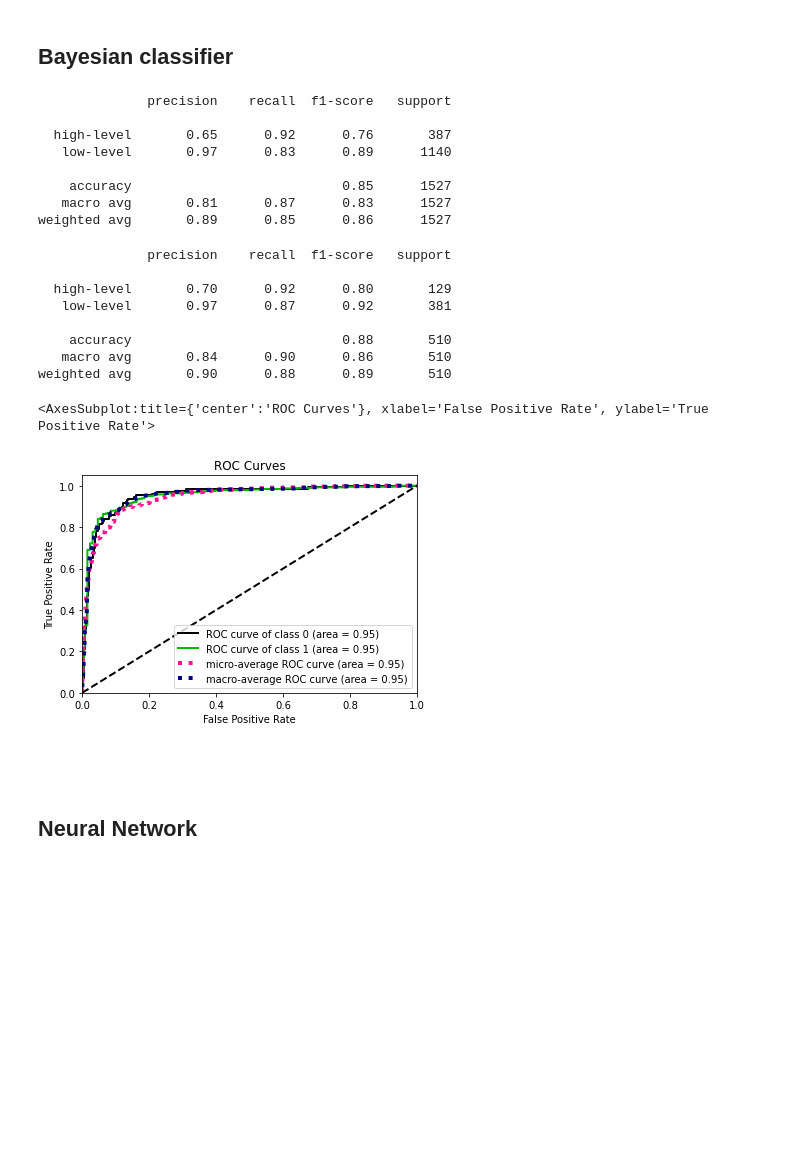
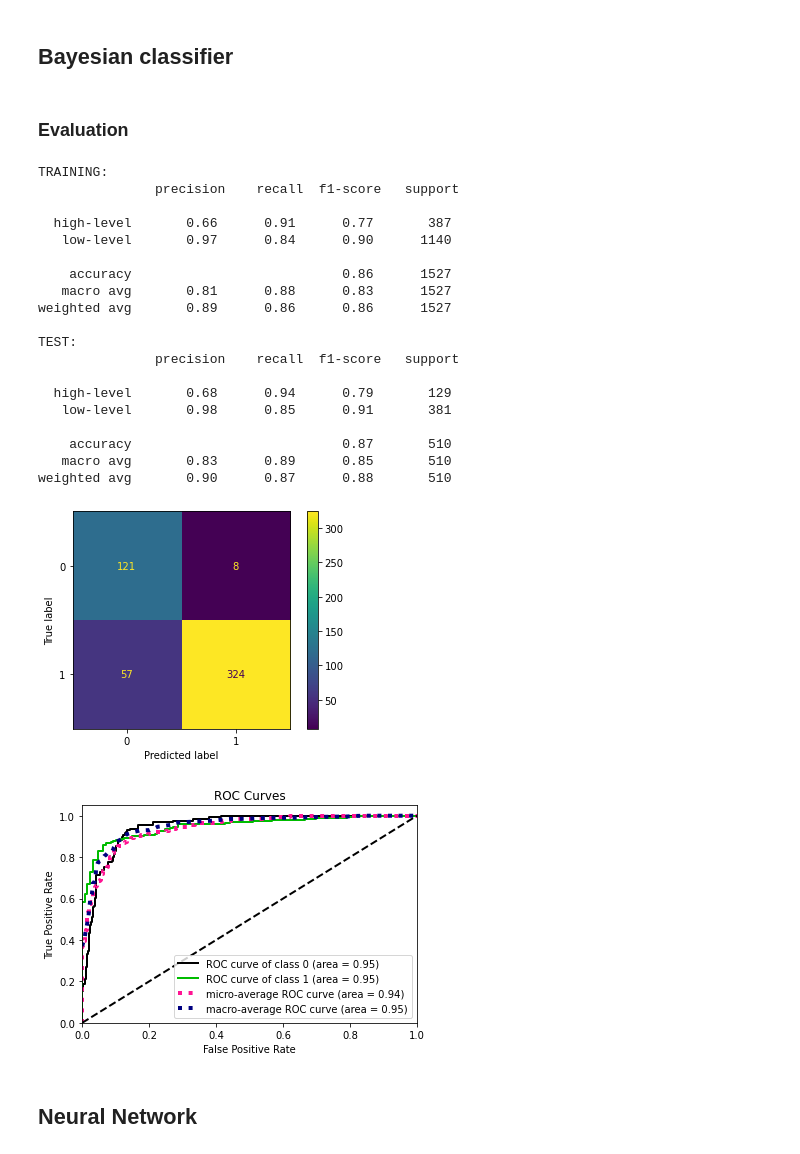
Before and after one commit to OrnelaDanushi/DM-project21, a Jupyter notebook: Task3/Classification.ipynb, the cells around one changed output. Saved outputs shown, nothing was run; the diff lists cells and outputs as text; code cells hidden in the pictures; blank space fills up the shorter version.

```diff
--- a/Task3/Classification.ipynb
+++ b/Task3/Classification.ipynb
@@ -446,38 +440,32 @@ gnb.fit(train_set, train_label)
 train_pred_gnb = gnb.predict(train_set)
 #predict on the test set
 test_pred_gnb = gnb.predict(test_set)
-# %%
-#compute the performance of the model
-print(classification_report(train_label, train_pred_gnb, target_names=class_names))
-# %% [output]
-              precision    recall  f1-score   support
-
-  high-level       0.65      0.92      0.76       387
-   low-level       0.97      0.83      0.89      1140
-
-    accuracy                           0.85      1527
-   macro avg       0.81      0.87      0.83      1527
-weighted avg       0.89      0.85      0.86      1527
-# %%
-print(classification_report(test_label, test_pred_gnb, target_names=class_names))
-# %% [output]
-              precision    recall  f1-score   support
-
-  high-level       0.70      0.92      0.80       129
-   low-level       0.97      0.87      0.92       381
-
-    accuracy                           0.88       510
-   macro avg       0.84      0.90      0.86       510
-weighted avg       0.90      0.88      0.89       510
-# %%
-test_pred_proba_gnb = gnb.predict_proba(test_set)
-test_pred_proba_gnb
-skplt.metrics.plot_roc(test_label, test_pred_proba_gnb)
-# %% [output]
-<AxesSubplot:title={'center':'ROC Curves'}, xlabel='False Positive Rate', ylabel='True Positive Rate'>
-[figure, removed]
-# %% [markdown]
-###
+# %% [markdown]
+### Evaluation
+# %%
+print_all(gnb,train_set,train_pred_gnb,test_set,test_pred_gnb)
+# %% [output]
+TRAINING:
+               precision    recall  f1-score   support
+
+  high-level       0.66      0.91      0.77       387
+   low-level       0.97      0.84      0.90      1140
+
+    accuracy                           0.86      1527
+   macro avg       0.81      0.88      0.83      1527
+weighted avg       0.89      0.86      0.86      1527
+
+TEST:
+               precision    recall  f1-score   support
+
+  high-level       0.68      0.94      0.79       129
+   low-level       0.98      0.85      0.91       381
+
+    accuracy                           0.87       510
+   macro avg       0.83      0.89      0.85       510
+weighted avg       0.90      0.87      0.88       510
+[figure, added]
+[figure, added]
 # %% [markdown]
 ## Neural Network
 # %%
```
Also changed, not shown: parts of 55 cells of this notebook.
